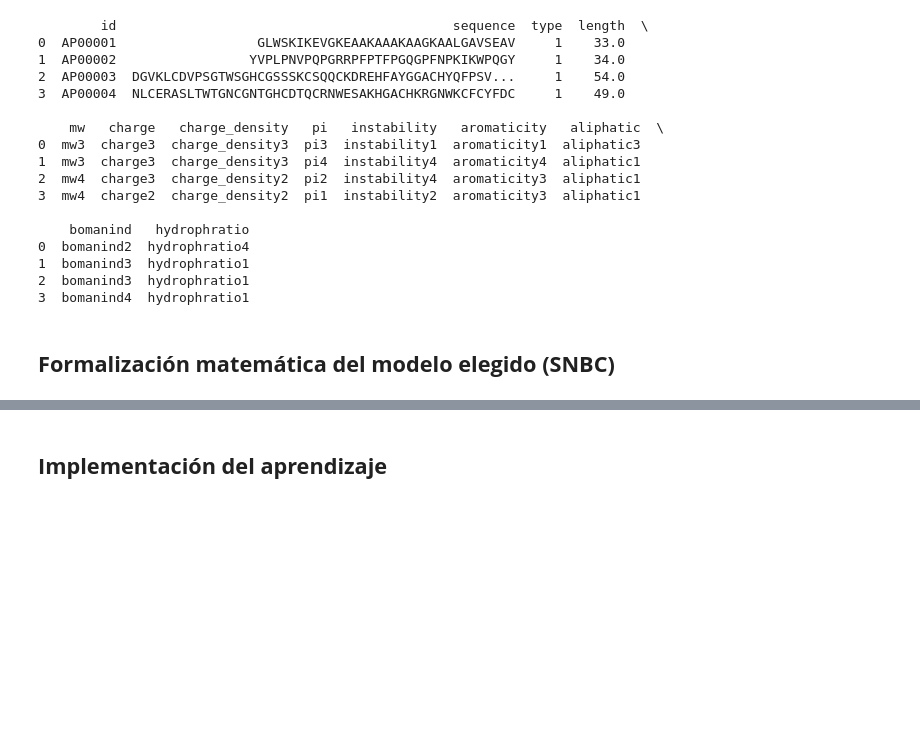
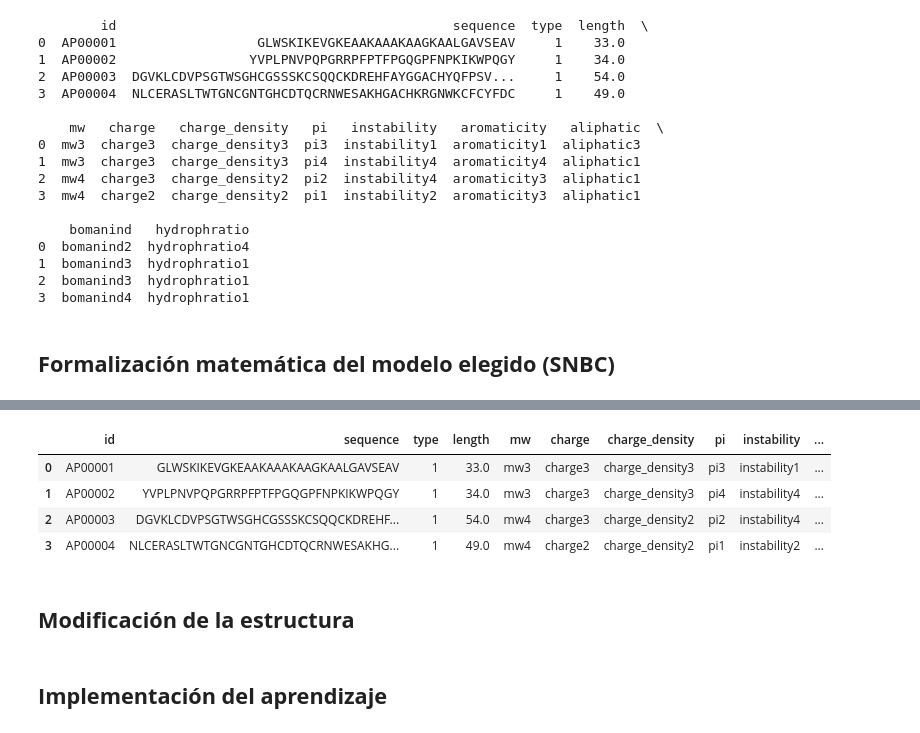
Before and after one commit to jazminamg26/NBC_antimicrobial_peptides, a Jupyter notebook: main2.ipynb, the cells around one changed output, grey strips where cells are left out. Saved outputs shown, nothing was run; the diff lists cells and outputs as text; code cells hidden in the pictures; blank space fills up the shorter version.

```diff
--- a/main2.ipynb
+++ b/main2.ipynb
@@ -541,3 +541,13 @@ Donde:
 * **$k$**: Es el número total de posibles valores en los que se discretizó la variable.
 
 De esta manera, incluso si un intervalo físico-químico jamás se registró durante la fase de aprendizaje, el modelo le asigna una probabilidad ínfima, pero estrictamente mayor a cero, permitiendo que el proceso de inferencia continúe sin alteraciones estructurales.
+# %%
+test.head(4)
+# %% [output]
+|  | id | sequence | type | length | mw | charge | charge_density | pi | instability | ... |
+| 0 | AP00001 | GLWSKIKEVGKEAAKAAAKAAGKAALGAVSEAV | 1 | 33.0 | mw3 | charge3 | charge_density3 | pi3 | instability1 | ... |
+| 1 | AP00002 | YVPLPNVPQPGRRPFPTFPGQGPFNPKIKWPQGY | 1 | 34.0 | mw3 | charge3 | charge_density3 | pi4 | instability4 | ... |
+| 2 | AP00003 | DGVKLCDVPSGTWSGHCGSSSKCSQQCKDREHF... | 1 | 54.0 | mw4 | charge3 | charge_density2 | pi2 | instability4 | ... |
+| 3 | AP00004 | NLCERASLTWTGNCGNTGHCDTQCRNWESAKHG... | 1 | 49.0 | mw4 | charge2 | charge_density2 | pi1 | instability2 | ... |
+# %% [markdown]
+## **Modificación de la estructura**
```
Also changed, not shown: parts of 5 cells of this notebook.
